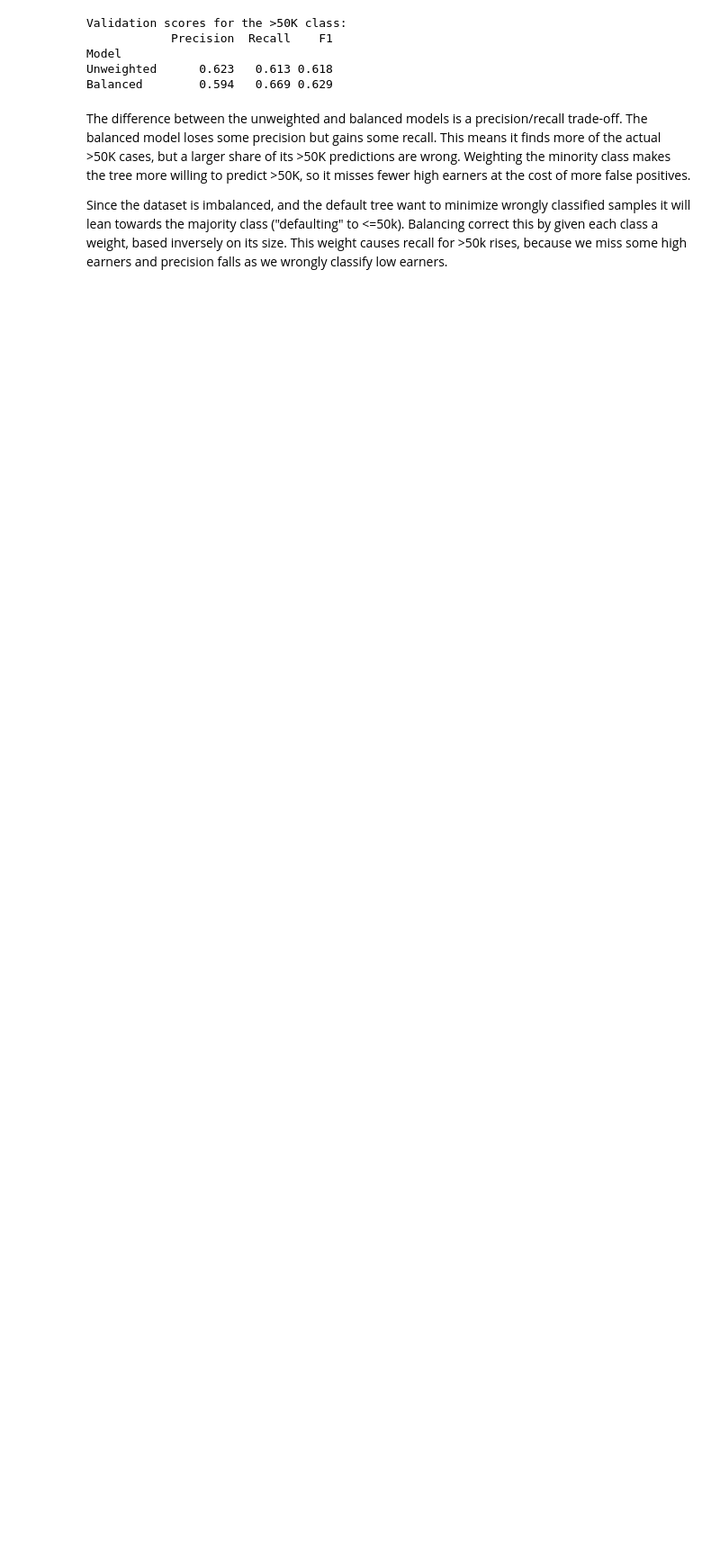
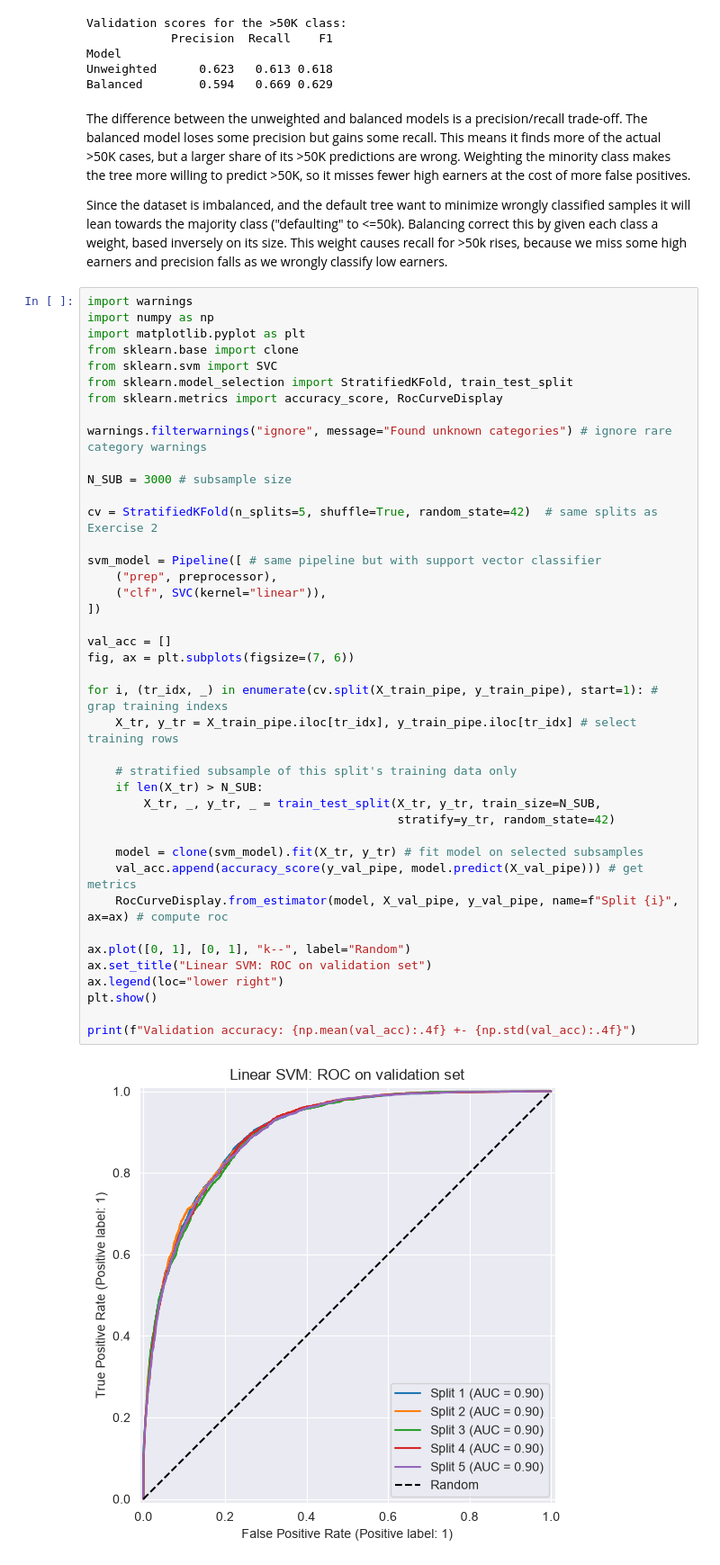
Before and after one commit to Erikth2104/ML_assignments, a Jupyter notebook: OBLIG_2/oblig2.ipynb, the cells around one changed output. Shown at 90% size. Drawn from its saved outputs; the diff is of its cells as text; blank space fills up the shorter version.

```diff
--- a/OBLIG_2/oblig2.ipynb
+++ b/OBLIG_2/oblig2.ipynb
@@ -1263,3 +1264,46 @@ Balanced        0.594   0.669 0.629
 The difference between the unweighted and balanced models is a precision/recall trade-off. The balanced model loses some precision but gains some recall. This means it finds more of the actual >50K cases, but a larger share of its >50K predictions are wrong. Weighting the minority class makes the tree more willing to predict >50K, so it misses fewer high earners at the cost of more false positives.
 
 Since the dataset is imbalanced, and the default tree want to minimize wrongly classified samples it will lean towards the majority class ("defaulting" to <=50k). Balancing correct this by given each class a weight, based inversely on its size. This weight causes recall for >50k rises, because we miss some high earners and precision falls as we wrongly classify low earners.
+# %%
+import warnings
+import numpy as np
+import matplotlib.pyplot as plt
+from sklearn.base import clone
+from sklearn.svm import SVC
+from sklearn.model_selection import StratifiedKFold, train_test_split
+from sklearn.metrics import accuracy_score, RocCurveDisplay
+
+warnings.filterwarnings("ignore", message="Found unknown categories") # ignore rare category warnings
+
+N_SUB = 3000 # subsample size
+
+cv = StratifiedKFold(n_splits=5, shuffle=True, random_state=42)  # same splits as Exercise 2
+
+svm_model = Pipeline([ # same pipeline but with support vector classifier
+    ("prep", preprocessor),
+    ("clf", SVC(kernel="linear")),
+])
+
+val_acc = []
+fig, ax = plt.subplots(figsize=(7, 6))
+
+for i, (tr_idx, _) in enumerate(cv.split(X_train_pipe, y_train_pipe), start=1): # grap training indexs
+    X_tr, y_tr = X_train_pipe.iloc[tr_idx], y_train_pipe.iloc[tr_idx] # select training rows
+
+    # stratified subsample of this split's training data only
+    if len(X_tr) > N_SUB:
+        X_tr, _, y_tr, _ = train_test_split(X_tr, y_tr, train_size=N_SUB,
+                                            stratify=y_tr, random_state=42)
+
+    model = clone(svm_model).fit(X_tr, y_tr) # fit model on selected subsamples
+    val_acc.append(accuracy_score(y_val_pipe, model.predict(X_val_pipe))) # get metrics
+    RocCurveDisplay.from_estimator(model, X_val_pipe, y_val_pipe, name=f"Split {i}", ax=ax) # compute roc
+
+ax.plot([0, 1], [0, 1], "k--", label="Random")
+ax.set_title("Linear SVM: ROC on validation set")
+ax.legend(loc="lower right")
+plt.show()
+
+print(f"Validation accuracy: {np.mean(val_acc):.4f} +- {np.std(val_acc):.4f}")
+# %% [output]
+[figure, added]
```
Also changed, not shown: parts of 16 cells of this notebook.
